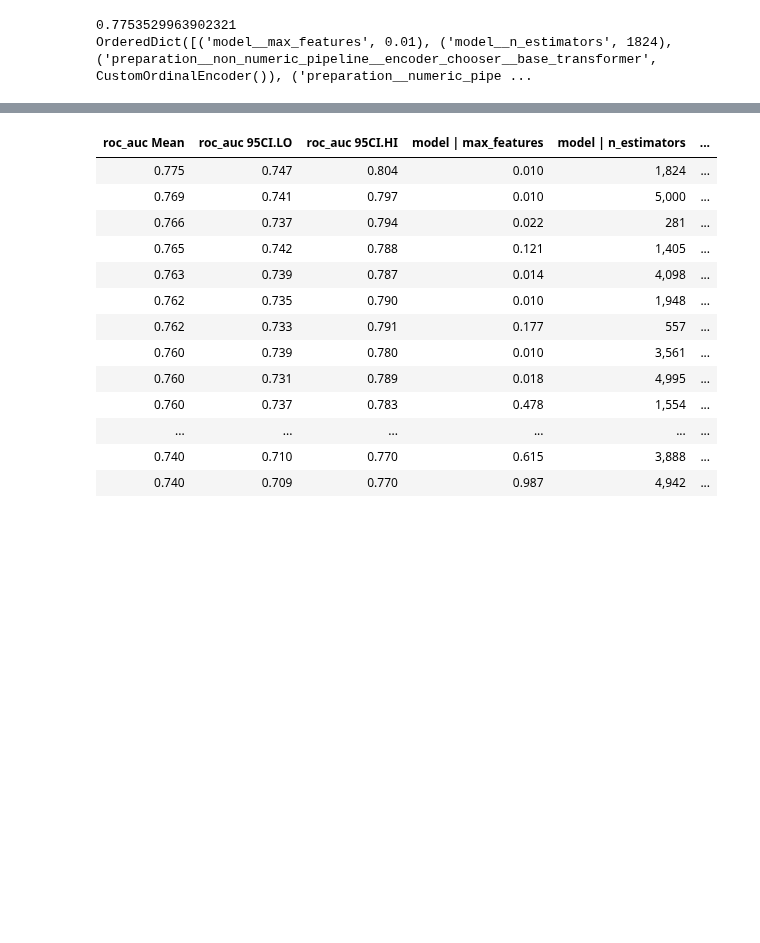
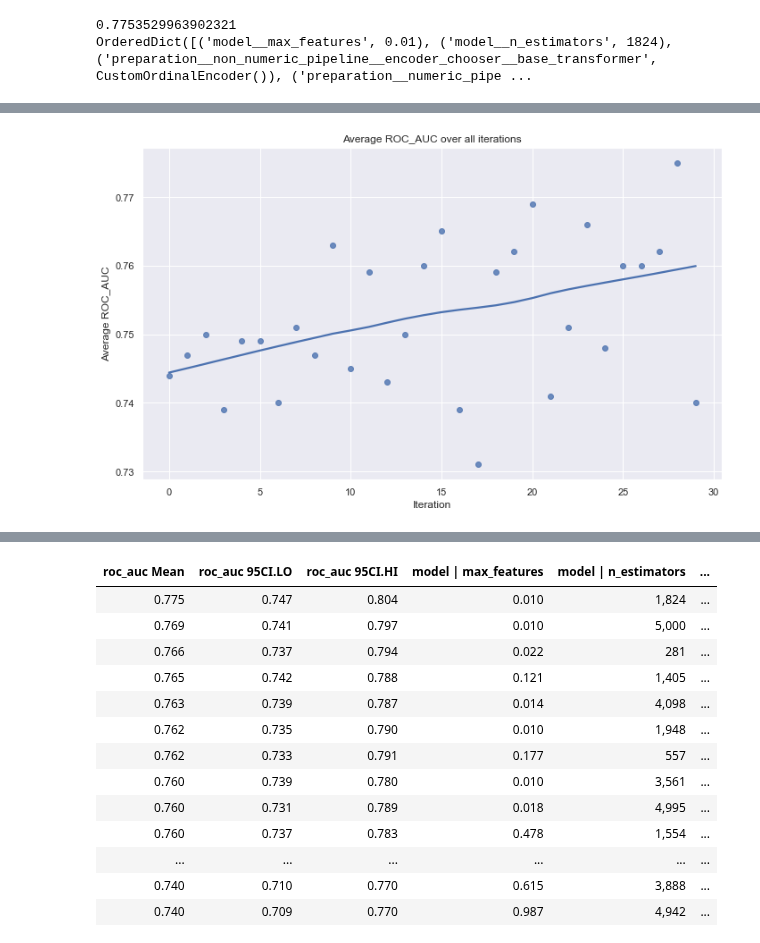
Before and after one commit to shane-kercheval/python-examples, a Jupyter notebook: Classification.ipynb, the cells around one changed output, grey strips where cells are left out. Drawn from its saved outputs; the diff is of its cells as text; code cells hidden in the pictures; blank space fills up the shorter version.

```diff
--- a/Classification.ipynb
+++ b/Classification.ipynb
@@ -583,3 +583,11 @@ bayes_search_df.head()
 | 23 | 0.766 | 0.737 | 0.794 | 0.021853 | 281 | ... |
 | 15 | 0.765 | 0.742 | 0.788 | 0.120662 | 1405 | ... |
 | 9 | 0.763 | 0.739 | 0.787 | 0.013558 | 4098 | ... |
+# %%
+sns.regplot(x=np.arange(0, len(bayes_search_df)), y=bayes_search_df.sort_index()['roc_auc Mean'], lowess=True)
+plt.title("Average ROC_AUC over all iterations")
+plt.ylabel("Average ROC_AUC")
+plt.xlabel("Iteration")
+plt.tight_layout()
+# %% [output]
+[figure, added]
```
Also changed, not shown: parts of 1 cell of this notebook.
